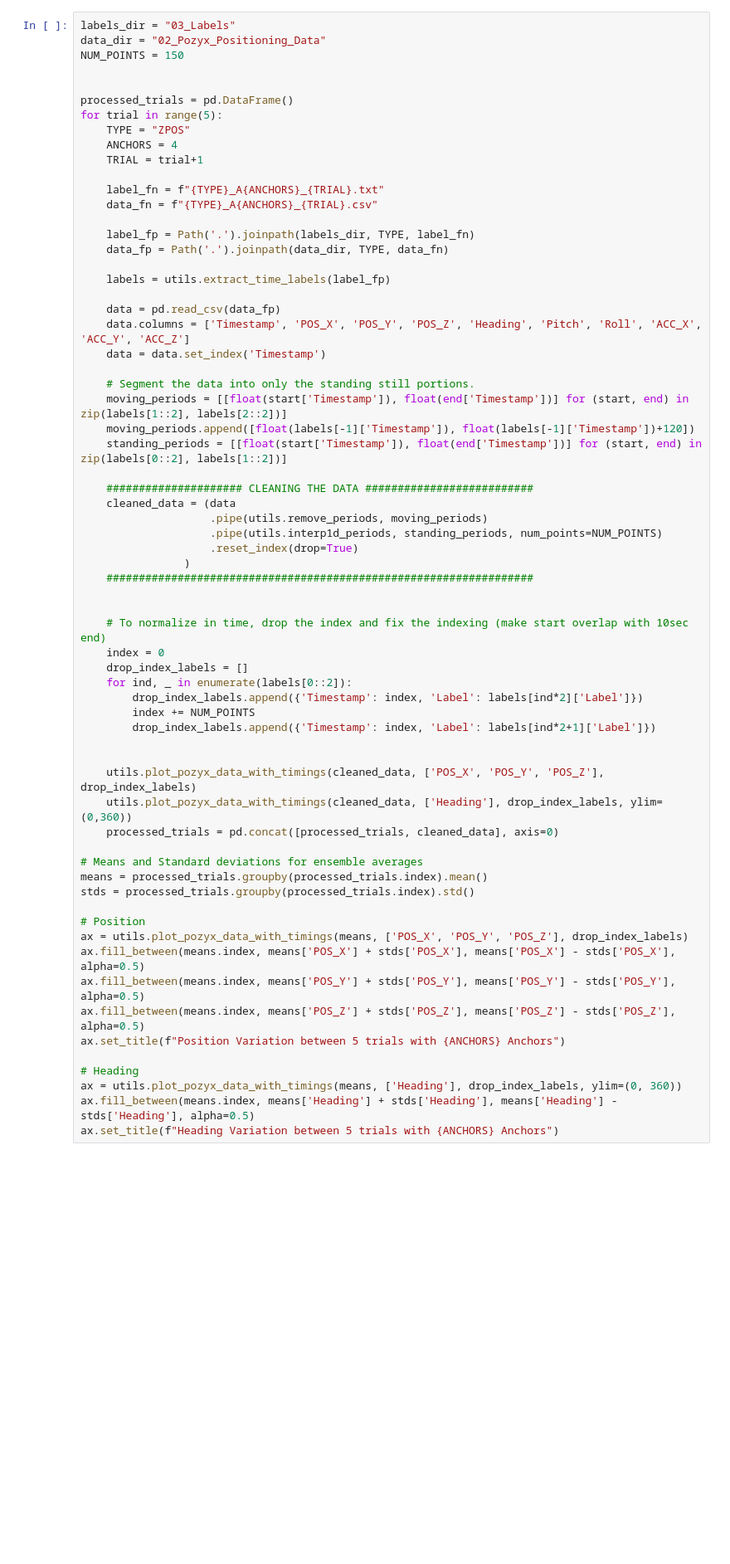
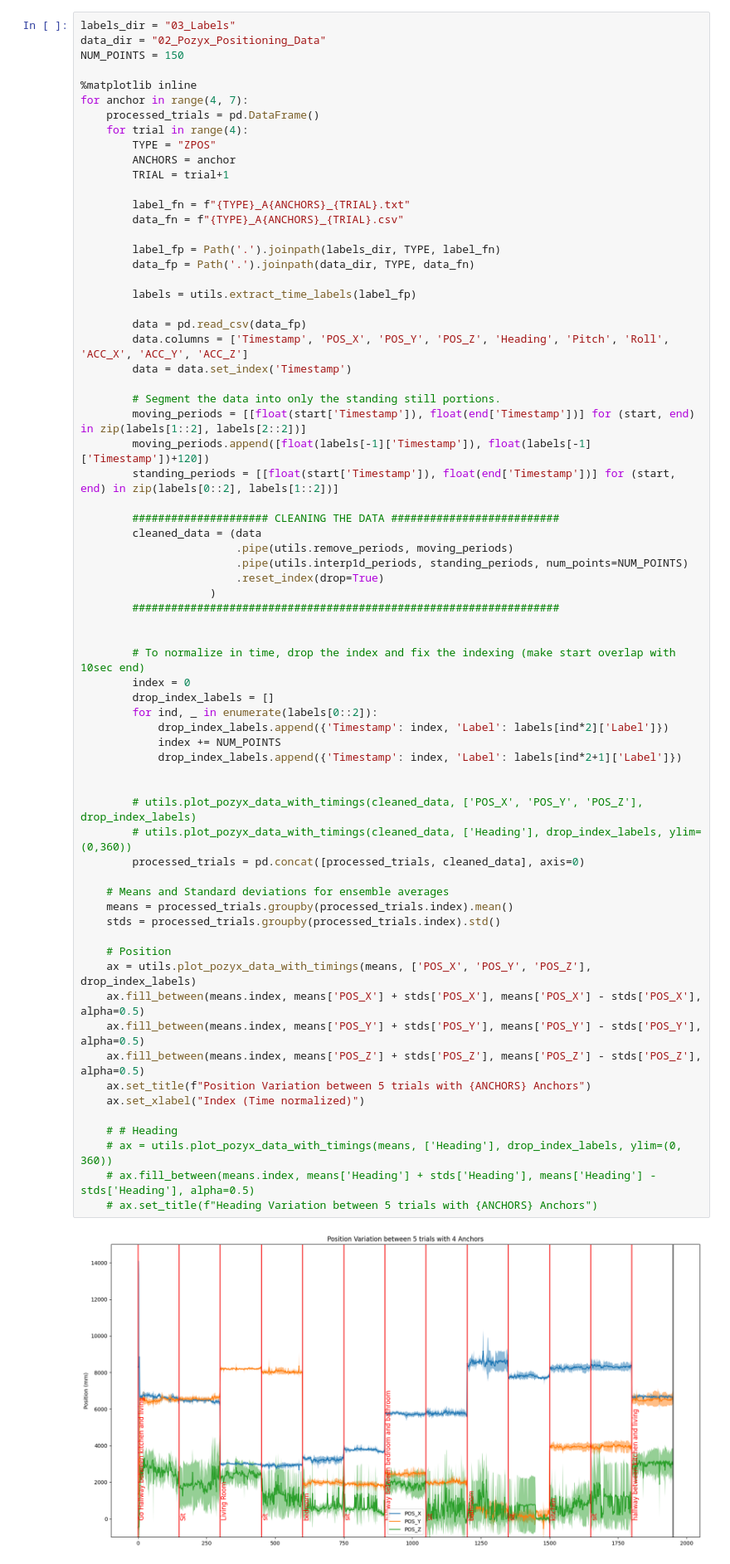
Before and after one commit to snphan/pozyx-thesis, a Jupyter notebook: 2023-01-18 Dynamic Testing and # of Anchors Testing/zpos_analysis.ipynb, the cells around one changed output. Shown at 83% size. Cells and saved outputs as stored; diff of their text form; blank space fills up the shorter version.

```diff
--- a/2023-01-18 Dynamic Testing and # of Anchors Testing/zpos_analysis.ipynb
+++ b/2023-01-18 Dynamic Testing and # of Anchors Testing/zpos_analysis.ipynb
@@ -13,66 +27,70 @@ np.set_printoptions(suppress=True, formatter={'float_kind':'{:f}'.format})
 # %%
 labels_dir = "03_Labels"
 data_dir = "02_Pozyx_Positioning_Data"
 NUM_POINTS = 150
 
+%matplotlib inline
+for anchor in range(4, 7):
+    processed_trials = pd.DataFrame()
+    for trial in range(4):
+        TYPE = "ZPOS"
+        ANCHORS = anchor
+        TRIAL = trial+1
 
-processed_trials = pd.DataFrame()
-for trial in range(5):
-    TYPE = "ZPOS"
-    ANCHORS = 4
-    TRIAL = trial+1
+        label_fn = f"{TYPE}_A{ANCHORS}_{TRIAL}.txt"
+        data_fn = f"{TYPE}_A{ANCHORS}_{TRIAL}.csv"
 
-    label_fn = f"{TYPE}_A{ANCHORS}_{TRIAL}.txt"
-    data_fn = f"{TYPE}_A{ANCHORS}_{TRIAL}.csv"
+        label_fp = Path('.').joinpath(labels_dir, TYPE, label_fn)
+        data_fp = Path('.').joinpath(data_dir, TYPE, data_fn)
 
-    label_fp = Path('.').joinpath(labels_dir, TYPE, label_fn)
-    data_fp = Path('.').joinpath(data_dir, TYPE, data_fn)
+        labels = utils.extract_time_labels(label_fp)
 
-    labels = utils.extract_time_labels(label_fp)
+        data = pd.read_csv(data_fp)
+        data.columns = ['Timestamp', 'POS_X', 'POS_Y', 'POS_Z', 'Heading', 'Pitch', 'Roll', 'ACC_X', 'ACC_Y', 'ACC_Z']
+        data = data.set_index('Timestamp')
 
-    data = pd.read_csv(data_fp)
-    data.columns = ['Timestamp', 'POS_X', 'POS_Y', 'POS_Z', 'Heading', 'Pitch', 'Roll', 'ACC_X', 'ACC_Y', 'ACC_Z']
-    data = data.set_index('Timestamp')
+        # Segment the data into only the standing still portions.
+        moving_periods = [[float(start['Timestamp']), float(end['Timestamp'])] for (start, end) in zip(labels[1::2], labels[2::2])]
+        moving_periods.append([float(labels[-1]['Timestamp']), float(labels[-1]['Timestamp'])+120])
+        standing_periods = [[float(start['Timestamp']), float(end['Timestamp'])] for (start, end) in zip(labels[0::2], labels[1::2])]
 
-    # Segment the data into only the standing still portions.
-    moving_periods = [[float(start['Timestamp']), float(end['Timestamp'])] for (start, end) in zip(labels[1::2], labels[2::2])]
-    moving_periods.append([float(labels[-1]['Timestamp']), float(labels[-1]['Timestamp'])+120])
-    standing_periods = [[float(start['Timestamp']), float(end['Timestamp'])] for (start, end) in zip(labels[0::2], labels[1::2])]
-
-    ##################### CLEANING THE DATA ##########################
-    cleaned_data = (data
-                    .pipe(utils.remove_periods, moving_periods)
-                    .pipe(utils.interp1d_periods, standing_periods, num_points=NUM_POINTS)
-                    .reset_index(drop=True)
-                )
-    ##################################################################
+        ##################### CLEANING THE DATA ##########################
+        cleaned_data = (data
+                        .pipe(utils.remove_periods, moving_periods)
+                        .pipe(utils.interp1d_periods, standing_periods, num_points=NUM_POINTS)
+                        .reset_index(drop=True)
+                    )
+        ##################################################################
 
 
-    # To normalize in time, drop the index and fix the indexing (make start overlap with 10sec end)
-    index = 0
-    drop_index_labels = []
-    for ind, _ in enumerate(labels[0::2]):
-        drop_index_labels.append({'Timestamp': index, 'Label': labels[ind*2]['Label']})
-        index += NUM_POINTS
-        drop_index_labels.append({'Timestamp': index, 'Label': labels[ind*2+1]['Label']})
+        # To normalize in time, drop the index and fix the indexing (make start overlap with 10sec end)
+        index = 0
+        drop_index_labels = []
+        for ind, _ in enumerate(labels[0::2]):
+            drop_index_labels.append({'Timestamp': index, 'Label': labels[ind*2]['Label']})
+            index += NUM_POINTS
+            drop_index_labels.append({'Timestamp': index, 'Label': labels[ind*2+1]['Label']})
 
 
-    utils.plot_pozyx_data_with_timings(cleaned_data, ['POS_X', 'POS_Y', 'POS_Z'], drop_index_labels)
-    utils.plot_pozyx_data_with_timings(cleaned_data, ['Heading'], drop_index_labels, ylim=(0,360))
-    processed_trials = pd.concat([processed_trials, cleaned_data], axis=0)
+        # utils.plot_pozyx_data_with_timings(cleaned_data, ['POS_X', 'POS_Y', 'POS_Z'], drop_index_labels)
+        # utils.plot_pozyx_data_with_timings(cleaned_data, ['Heading'], drop_index_labels, ylim=(0,360))
+        processed_trials = pd.concat([processed_trials, cleaned_data], axis=0)
 
-# Means and Standard deviations for ensemble averages
-means = processed_trials.groupby(processed_trials.index).mean()
-stds = processed_trials.groupby(processed_trials.index).std()
+    # Means and Standard deviations for ensemble averages
+    means = processed_trials.groupby(processed_trials.index).mean()
+    stds = processed_trials.groupby(processed_trials.index).std()
 
-# Position
-ax = utils.plot_pozyx_data_with_timings(means, ['POS_X', 'POS_Y', 'POS_Z'], drop_index_labels)
-ax.fill_between(means.index, means['POS_X'] + stds['POS_X'], means['POS_X'] - stds['POS_X'], alpha=0.5)
-ax.fill_between(means.index, means['POS_Y'] + stds['POS_Y'], means['POS_Y'] - stds['POS_Y'], alpha=0.5)
-ax.fill_between(means.index, means['POS_Z'] + stds['POS_Z'], means['POS_Z'] - stds['POS_Z'], alpha=0.5)
-ax.set_title(f"Position Variation between 5 trials with {ANCHORS} Anchors")
+    # Position
+    ax = utils.plot_pozyx_data_with_timings(means, ['POS_X', 'POS_Y', 'POS_Z'], drop_index_labels)
+    ax.fill_between(means.index, means['POS_X'] + stds['POS_X'], means['POS_X'] - stds['POS_X'], alpha=0.5)
+    ax.fill_between(means.index, means['POS_Y'] + stds['POS_Y'], means['POS_Y'] - stds['POS_Y'], alpha=0.5)
+    ax.fill_between(means.index, means['POS_Z'] + stds['POS_Z'], means['POS_Z'] - stds['POS_Z'], alpha=0.5)
+    ax.set_title(f"Position Variation between 5 trials with {ANCHORS} Anchors")
+    ax.set_xlabel("Index (Time normalized)")
 
-# Heading
-ax = utils.plot_pozyx_data_with_timings(means, ['Heading'], drop_index_labels, ylim=(0, 360))
-ax.fill_between(means.index, means['Heading'] + stds['Heading'], means['Heading'] - stds['Heading'], alpha=0.5)
-ax.set_title(f"Heading Variation between 5 trials with {ANCHORS} Anchors")
+    # # Heading
+    # ax = utils.plot_pozyx_data_with_timings(means, ['Heading'], drop_index_labels, ylim=(0, 360))
+    # ax.fill_between(means.index, means['Heading'] + stds['Heading'], means['Heading'] - stds['Heading'], alpha=0.5)
+    # ax.set_title(f"Heading Variation between 5 trials with {ANCHORS} Anchors")
+# %% [output]
+[figure, added]
```
Also changed, not shown: parts of 3 cells of this notebook, 1 other file.
